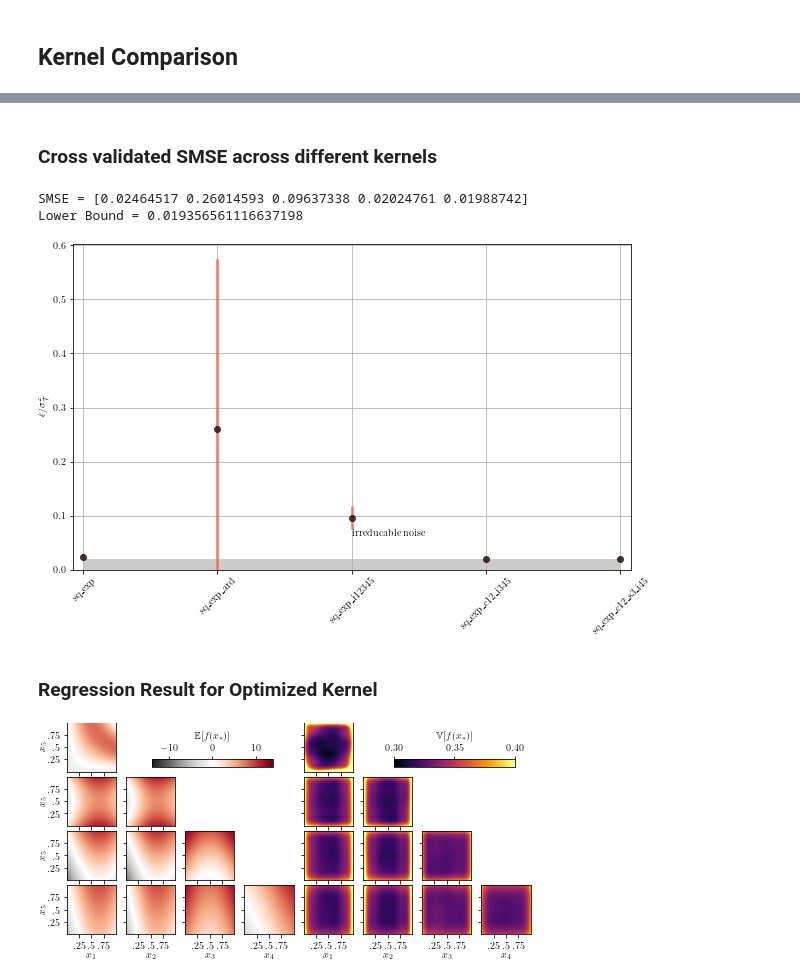
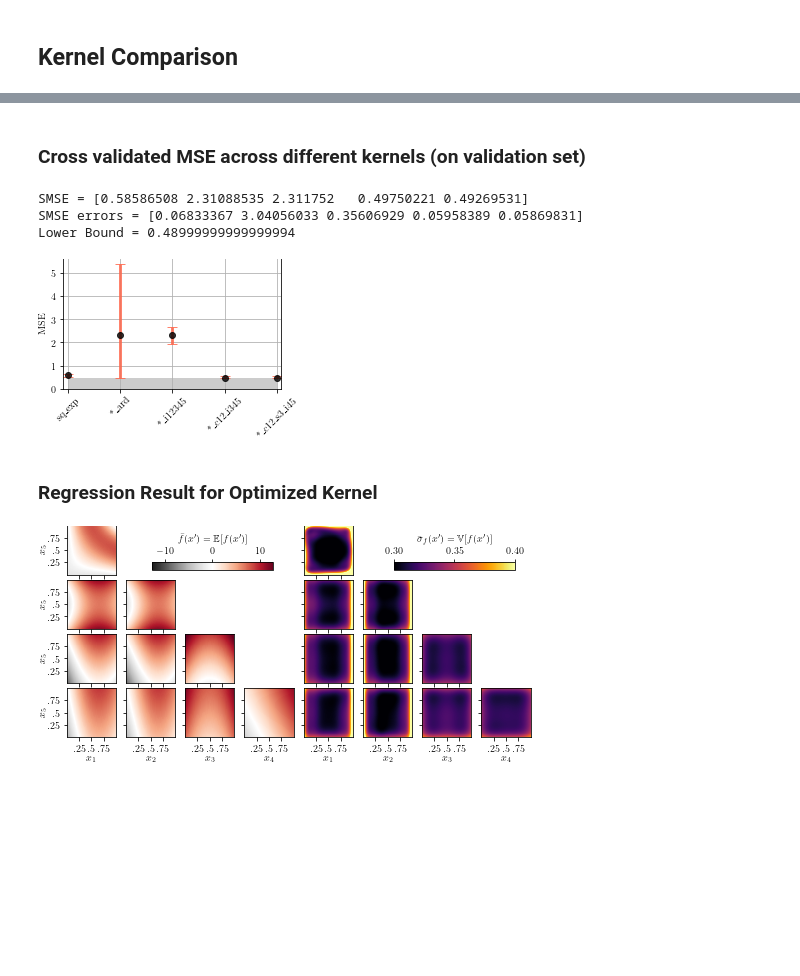
Before and after one commit to timzimm/CompSci, a Jupyter notebook: 03_gaussian_process_regression/src/gaussian_process_regression.ipynb, the cells around one changed output, grey strips where cells are left out. Cells and saved outputs as stored; diff of their text form; code cells hidden in the pictures; blank space fills up the shorter version.

```diff
--- a/03_gaussian_process_regression/src/gaussian_process_regression.ipynb
+++ b/03_gaussian_process_regression/src/gaussian_process_regression.ipynb
@@ -44,5 +48,0 @@ y = noisy_friedman(X, sigma=sigma)
-# %%
-X_train, X_test, y_train, y_test = train_test_split(X,y, test_size=0.33, random_state=42)
-y_train_mean = np.mean(y_train)
-y_train = y_train - y_train_mean
-y_test = y_test - y_train_mean
@@ -125,14 +130,8 @@ else:
 # %% [markdown]
 ## Kernel Comparison
 # %%
-# Generates trivial projection matrix in x_{direction}
-def P(dim, direction):
-    P_x = np.zeros((dim,dim))
-    P_x[direction,direction] = 1
-    return P_x
-
 sqexp = ConstantKernel(constant_value=1) * RBF(length_scale=[0.1])
-coupling = ConstantKernel(constant_value=1) * ProjectionKernel(sqexp, P(dim, 0), tag="x0") * ProjectionKernel(sqexp, P(dim, 1), tag="x1")
+coupling = ProjectionKernel(sqexp, P(dim, 0), tag="x0") * ProjectionKernel(sqexp, P(dim, 1), tag="x1")
 kernels = {
     "sq_exp":sqexp,
     "sq_exp_ard":(ConstantKernel(constant_value=1) * RBF(length_scale=dim * [0.1])),
@@ -185,37 +201,44 @@ Trained kernel: 1.13**2 * ProjectionKernel(x0, 30.7**2 * RBF(length_scale=0.769)
 # %% [markdown]
-### Cross validated SMSE across different kernels
+### Cross validated MSE across different kernels (on validation set)
 # %%
-size = (10,6)
+size = (3.9, 0.618 * 3.9) if save else (10,6)
 fig, ax = plt.subplots(figsize=size)
 ax.margins(0.02)
 
-#Convert to standardized MSE (trivial model has SMSE=1)
-test_variance = np.var(y_test)
-smse_kernel, smse_errors = list(prediction_error.keys()), np.array(list(prediction_error.values()))/test_variance
-smse_errors_std = np.array(list(prediction_error_std.values()))/test_variance
+smse_kernel, smse_errors = list(prediction_error.keys()), np.array(list(prediction_error.values()))
+smse_errors_std = np.array(list(prediction_error_std.values()))
 print(f"SMSE = {smse_errors}")
-print(f"Lower Bound = {sigma**2/test_variance}")
+print(f"SMSE errors = {smse_errors_std}")
+print(f"Lower Bound = {sigma**2}")
+smse_kernel = [smse_kernel[0]] + [kernel_name.replace("sq_exp", "*") for kernel_name in smse_kernel[1:]]
 
 upper_error = smse_errors_std
-lower_error = np.minimum(smse_errors, smse_errors_std)
+lower_error = np.minimum(np.abs(smse_errors - sigma**2), smse_errors_std)
 
 asymmetric_error = np.array(list(zip(lower_error, upper_error))).T
 
 ax.errorbar(smse_kernel, smse_errors, yerr=asymmetric_error, fmt='o', color='black',
-             ecolor='tomato', elinewidth=3, capsize=0, alpha=.7);
-ax.fill_between(smse_kernel, 0, sigma**2/test_variance, alpha=0.4, color="gray", edgecolor=None)
-ax.set_ylabel(r"$\hat\epsilon/\sigma^2_\mathcal{T}$")
+             ecolor='tomato', elinewidth=3, capsize=5, alpha=.8);
+ax.fill_between(smse_kernel, 0, sigma**2, alpha=0.4, color="gray", edgecolor=None, label=r"irreducablue noise")
+ax.set_ylabel(r"$\hat\mathrm{MSE}$")
 ax.set_ylim(0, 1.05*np.max(upper_error+smse_errors))
-ax.text(0.5, 0.1, r"irreducable noise", transform=ax.transAxes)
 ax.xaxis.set_tick_params(rotation=45)
-plt.show()
+
+if save:
+    fig.savefig(save_dir + f"friedman_kernel_smse.pdf",
+                bbox_inches="tight",dpi=1000,pad_inches = 0.03)
+else:
+    plt.show()
 # %% [output]
-SMSE = [0.02464517 0.26014593 0.09637338 0.02024761 0.01988742]
-Lower Bound = 0.019356561116637198
+SMSE = [0.58586508 2.31088535 2.311752   0.49750221 0.49269531]
+SMSE errors = [0.06833367 3.04056033 0.35606929 0.05958389 0.05869831]
+Lower Bound = 0.48999999999999994
-[figure, old version]
+[figure, new version]
 # %% [markdown]
 ### Regression Result for Optimized Kernel
 # %%
+M = 100
+dim = 5
 fig, ax = plt.subplots(nrows=dim - 1, ncols=2 * (dim - 1), figsize=(8.4,3.9),
                        sharex=True, sharey=True)
 planes = list(combinations(np.arange(5),2))
@@ -224,14 +247,14 @@ x_cross=0.75
 sigma_min = 0.3
 sigma_max = 0.4
 for plane_coordinates in planes:
-    x = np.linspace(np.min(X_train[:,plane_coordinates[0]]),np.max(X_train[:,plane_coordinates[0]]),M)
-    y = np.linspace(np.min(X_train[:,plane_coordinates[1]]),np.max(X_train[:,plane_coordinates[1]]),M)
+    x = np.linspace(np.min(X_test[:,plane_coordinates[0]]),np.max(X_test[:,plane_coordinates[0]]),M)
+    y = np.linspace(np.min(X_test[:,plane_coordinates[1]]),np.max(X_test[:,plane_coordinates[1]]),M)
 
     xx, yy = np.meshgrid(x,y)
     X = x_cross * np.ones((M*M,dim))
     X[:,plane_coordinates[0]] = xx.flatten()
     X[:,plane_coordinates[1]] = yy.flatten()
-    f, sigma_f = trained_gp["sq_exp_c12_i345"].predict(X, return_std=True)
+    f, sigma_f = trained_gp["sq_exp_c12_s3_i45"].predict(X, return_std=True)
     f = f.reshape(M,M)
     sigma_f = sigma_f.reshape(M,M)
 
@@ -274,7 +297,7 @@ plt.subplots_adjust(wspace=0.1, hspace=0.1)
 
 cbar_ax = fig.add_axes([0.27, 0.72, 0.2, 0.03])
 cbar_ax2 = fig.add_axes([0.67, 0.72, 0.2, 0.03])
-label = [r"$\mathbb{E}[f(x_{*})]$", r"$\mathbb{V}[f(x_{*})]$"]
+label = [r"$\bar f(x') = \mathbb{E}[f(x')]$", r"$\bar \sigma_f(x')=\mathbb{V}[f(x')]$"]
 ims = [im, im2]
 for cbar_a,l,im in zip([cbar_ax, cbar_ax2],label, ims):
     cbar_a.grid(False)
@@ -289,4 +312,4 @@ if save:
 else:
     plt.show()
 # %% [output]
-[figure, old version]
+[figure, new version]
```
Also changed, not shown: parts of 9 cells of this notebook, 26 other files.
